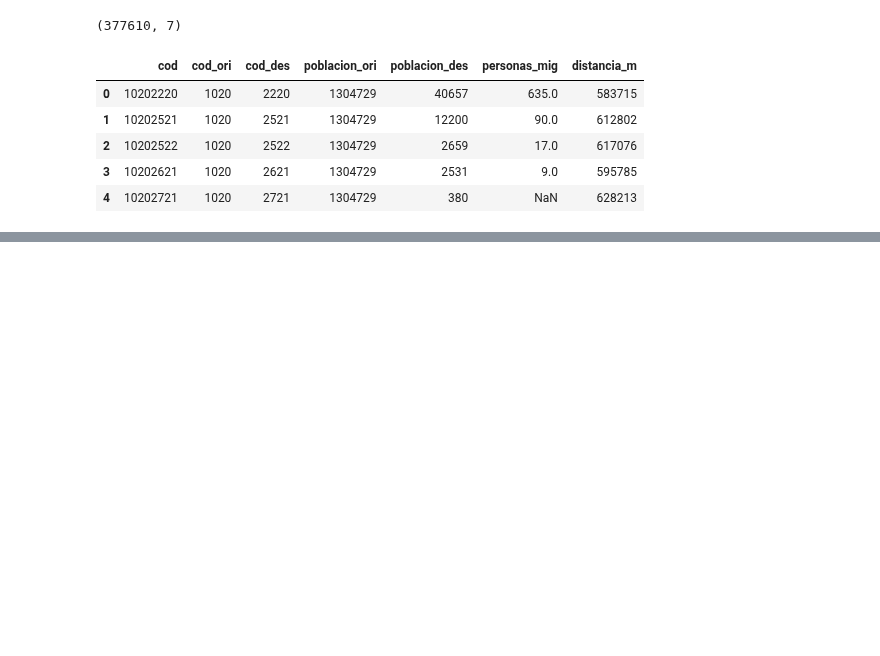
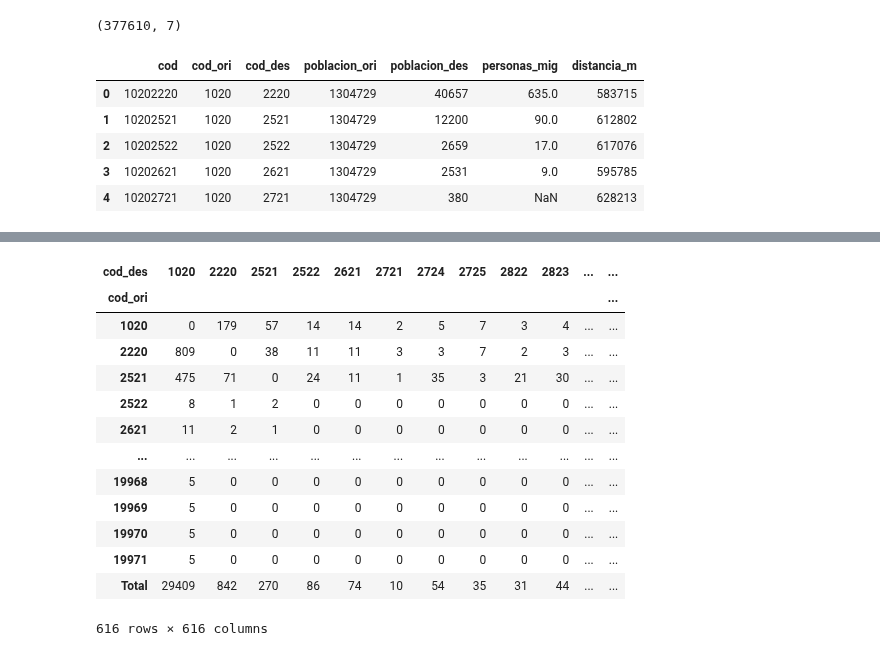
Before and after one commit to guillermodangelo/tesis, a Jupyter notebook: 07-MIE-localidades.ipynb, the cells around one changed output, grey strips where cells are left out. Drawn from its saved outputs; the diff is of its cells as text; code cells hidden in the pictures; blank space fills up the shorter version.

```diff
--- a/07-MIE-localidades.ipynb
+++ b/07-MIE-localidades.ipynb
@@ -102,10 +82,10 @@ n = 350000
 # %%
-formula = "personas_mig ~ cod_ori + log_dist -1"
+formula = "personas_mig ~ cod_ori + np.log(poblacion_des) + np.log(distancia_m) -1"
 
 t0= time.time()
 
 # entrena y ajusta el modelo
-prodSim = smf.glm(formula=formula, data=flujos_loc, family=sm.families.Poisson()).fit()
+prodSim = smf.glm(formula=formula, data=flujos_loc, family=sm.families.Poisson()).fit(method='lbfgs', max_start_irls=0)
 
 t1 = time.time() - t0
 print(t1)
@@ -142,0 +144,7 @@ Generalized Linear Model Regression Results
+# %%
+# imprime parámetros
+variables= ['np.log(poblacion_des)', 'np.log(distancia_m)']
+
+params, params_str = get_gml_params(prodSim, variables)
+
+print_params(variables, params_str)
@@ -142,0 +158,14 @@ Generalized Linear Model Regression Results
+# %%
+# genera estimación redondeada
+def prod_sim_est(df, variables, alpha, beta):
+    "Estimación del modelo imputando los parámetros alfa y beta previamente calculados"
+    prodsimest = np.exp(df['mu_i'] + alpha * np.log(df[variables[0]]) + beta * np.log(df[variables[1]]))
+    return round(prodsimest)
+# %%
+# recupera alpha y beta, previamente guardados en la lista de parámetros
+alpha, beta = [i for i in params]
+
+variables = ['poblacion_des', 'distancia_m']
+
+# estima y guarda en columna "podsimtest"
+flujos_loc['prodsimest'] = prod_sim_est(flujos_loc, variables, alpha, beta)
@@ -143,3 +181,35 @@ Generalized Linear Model Regression Results
+# %%
+# matriz de flujos estimada por el modelo
+flujos_loc['cod_ori'] = flujos_loc.cod_ori.astype(int)
+flujos_loc['cod_des'] = flujos_loc.cod_des.astype(int)
+
+matrix_prodsim = pd.pivot_table(flujos_loc,
+                                values='prodsimest',
+                                index ='cod_ori',
+                                columns='cod_des',
+                                fill_value=0,
+                                aggfunc=sum,
+                                margins=True,
+                                margins_name='Total')
+
+matrix_prodsim.Total = matrix_prodsim.Total.astype(int)
+
+matrix_prodsim
+# %% [output]
+| cod_des | 1020 | 2220 | 2521 | 2522 | 2621 | 2721 | 2724 | 2725 | 2822 | 2823 | ... | ... |
+| cod_ori |  |  |  |  |  |  |  |  |  |  |  | ... |
+| 1020 | 0 | 179 | 57 | 14 | 14 | 2 | 5 | 7 | 3 | 4 | ... | ... |
+| 2220 | 809 | 0 | 38 | 11 | 11 | 3 | 3 | 7 | 2 | 3 | ... | ... |
+| 2521 | 475 | 71 | 0 | 24 | 11 | 1 | 35 | 3 | 21 | 30 | ... | ... |
+| 2522 | 8 | 1 | 2 | 0 | 0 | 0 | 0 | 0 | 0 | 0 | ... | ... |
+| 2621 | 11 | 2 | 1 | 0 | 0 | 0 | 0 | 0 | 0 | 0 | ... | ... |
+| ... | ... | ... | ... | ... | ... | ... | ... | ... | ... | ... | ... | ... |
+| 19968 | 5 | 0 | 0 | 0 | 0 | 0 | 0 | 0 | 0 | 0 | ... | ... |
+| 19969 | 5 | 0 | 0 | 0 | 0 | 0 | 0 | 0 | 0 | 0 | ... | ... |
+| 19970 | 5 | 0 | 0 | 0 | 0 | 0 | 0 | 0 | 0 | 0 | ... | ... |
+| 19971 | 5 | 0 | 0 | 0 | 0 | 0 | 0 | 0 | 0 | 0 | ... | ... |
+| Total | 29409 | 842 | 270 | 86 | 74 | 10 | 54 | 35 | 31 | 44 | ... | ... |
+616 rows × 616 columns
 # %%
 #zero inflated
 from patsy import dmatrices
```
Also changed, not shown: parts of 19 cells of this notebook.
